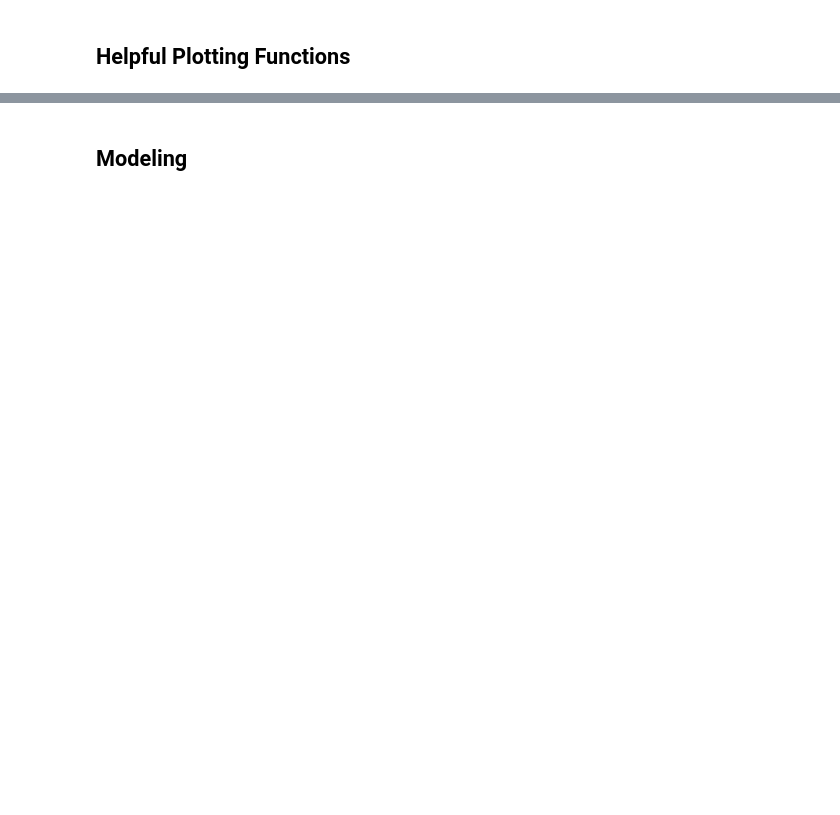
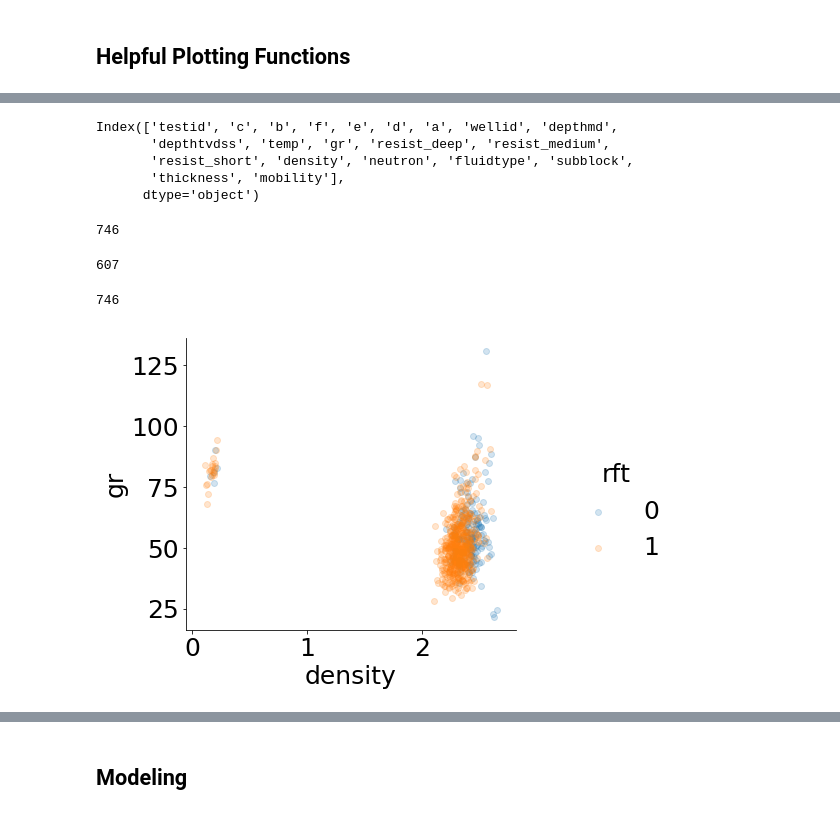
Before and after one commit to sanchitchawla/hackathon-rise, a Jupyter notebook: sunny/Analysis.ipynb, the cells around one changed output, grey strips where cells are left out. Cells and saved outputs as stored; diff of their text form; code cells hidden in the pictures; blank space fills up the shorter version.

```diff
--- a/sunny/Analysis.ipynb
+++ b/sunny/Analysis.ipynb
@@ -364,0 +277,5 @@ transformer = Pipeline([
+# %%
+df = clean(train_1)
+df_2 = clean(train_2)
+df = df.dropna()
+df_2 = df_2.dropna()
@@ -364,0 +286,4 @@ transformer = Pipeline([
+# %%
+# df['fluidtype'] = df['fluidtype'].map({'W':3,'O':1,"O?":2,'G':0,np.NAN: np.NAN})
+df['rft'] = df['rft'].map({'NORMAL':1,'OTHER':0})
+df['wellid'] = df['wellid'].map(lambda x: int(x.replace('Well','')))
@@ -364,0 +301,3 @@ transformer = Pipeline([
+# %%
+df = pd.get_dummies(data=df, columns=['fluidtype', 'subblock'])
+# df_2 = df_2.drop(["testid", "resist_deep", "resist_medium", "neutron", "fluidtype", "subblock"], axis = 1)
@@ -364,0 +314,21 @@ transformer = Pipeline([
+# %%
+df_2.columns
+# %% [output]
+Index(['testid', 'c', 'b', 'f', 'e', 'd', 'a', 'wellid', 'depthmd',
+       'depthtvdss', 'temp', 'gr', 'resist_deep', 'resist_medium',
+       'resist_short', 'density', 'neutron', 'fluidtype', 'subblock',
+       'thickness', 'mobility'],
+      dtype='object')
+# %%
+len(df)
+# %% [output]
+746
+# %%
+len(df_2)
+# %% [output]
+607
+# %%
+plot_df = df.dropna()
+len(plot_df)
+# %% [output]
+746
@@ -364,0 +338,7 @@ transformer = Pipeline([
+# %%
+import seaborn as sns
+sns.lmplot('density', 'gr', plot_df, hue='rft', fit_reg=False, scatter_kws={'alpha':0.2})
+fig = plt.gcf()
+fig.set_size_inches(10, 6)
+# %% [output]
+[figure, added]
```
Also changed, not shown: parts of 66 cells of this notebook.
